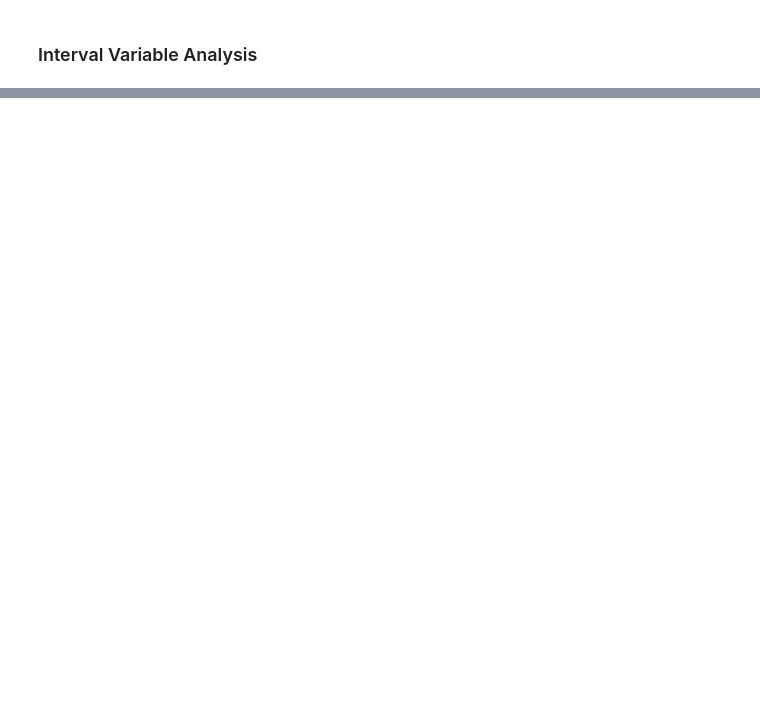
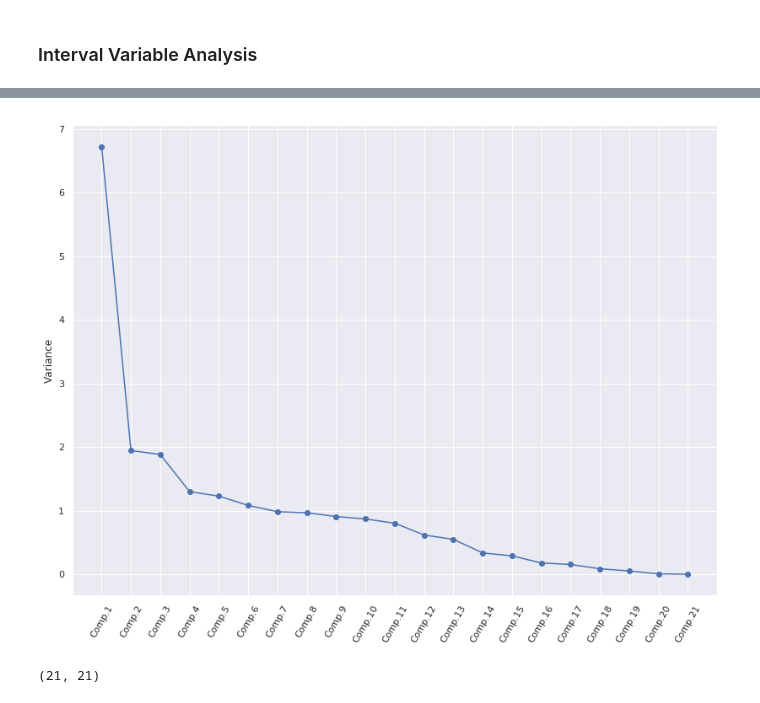
Before and after one commit to abhayace/loan-default-factors, a Jupyter notebook: Loan_Assignment_final.ipynb, the cells around one changed output, grey strips where cells are left out. Cells and saved outputs as stored; diff of their text form; code cells hidden in the pictures; blank space fills up the shorter version.

```diff
--- a/Loan_Assignment_final.ipynb
+++ b/Loan_Assignment_final.ipynb
@@ -467,0 +487,6 @@ inq_last_6mths
+# %%
+numerics = ['int16', 'int32', 'int64', 'float16', 'float32', 'float64']
+newdf = loans_df.select_dtypes(include=numerics)
+# %%
+std_df = scale(newdf)
+std_df = pd.DataFrame(std_df, index=newdf.index, columns=newdf.columns)
@@ -467,0 +533,2 @@ inq_last_6mths
+# %%
+pca = PCA().fit(std_df)
@@ -467,0 +588,17 @@ inq_last_6mths
+# %%
+def  screeplot(pca, standardised_values):
+    y = np.std(pca.transform(standardised_values), axis=0)**2
+    x = np.arange(len(y)) + 1
+    plt.plot(x, y, "o-")
+    plt.xticks(x, ["Comp."+str(i) for i in x], rotation=60)
+    plt.ylabel("Variance")
+    plt.show()
+
+screeplot(pca, std_df)
+# %% [output]
+[figure, added]
+# %%
+#the weights
+pca.components_.shape
+# %% [output]
+(21, 21)
```
Also changed, not shown: parts of 22 cells of this notebook.
